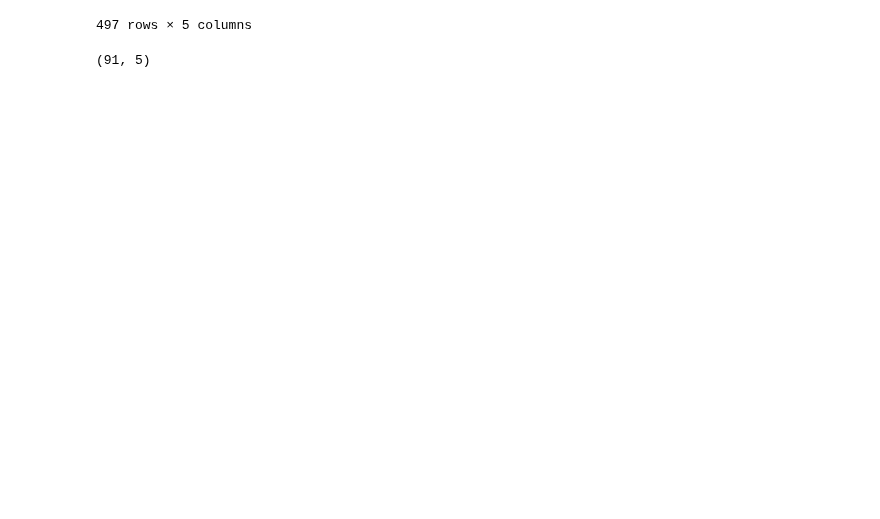
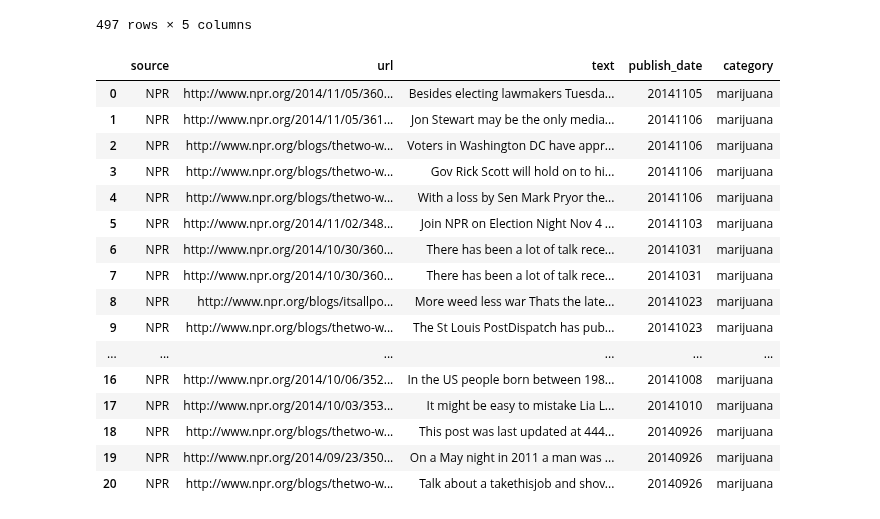
Before and after one commit to tdpetrou/News-Event-Classification, a Jupyter notebook: Exploratory notebook.ipynb, the cells around one changed output. Drawn from its saved outputs; the diff is of its cells as text; code cells hidden in the pictures; blank space fills up the shorter version.

Commit message:
combined data

```diff
--- a/Exploratory notebook.ipynb
+++ b/Exploratory notebook.ipynb
@@ -1317,6 +1303,22 @@ pd.read_csv('data/npr_drug_data.csv')
 | 496 | NPR | http://www.npr.org/templates/stor... | Take an Oscarwinning screen veter... | Thu, 03 Jul 2008 18:44:00 -0400 | drugs |
 497 rows × 5 columns
 # %%
-pd.read_csv('data/npr_guns_data.csv').shape
+pd.read_csv('data/npr_marijuana_data.csv')
 # %% [output]
-(91, 5)
+|  | source | url | text | publish_date | category |
+| 0 | NPR | http://www.npr.org/2014/11/05/360... | Besides electing lawmakers Tuesda... | 20141105 | marijuana |
+| 1 | NPR | http://www.npr.org/2014/11/05/361... | Jon Stewart may be the only media... | 20141106 | marijuana |
+| 2 | NPR | http://www.npr.org/blogs/thetwo-w... | Voters in Washington DC have appr... | 20141106 | marijuana |
+| 3 | NPR | http://www.npr.org/blogs/thetwo-w... | Gov Rick Scott will hold on to hi... | 20141106 | marijuana |
+| 4 | NPR | http://www.npr.org/blogs/thetwo-w... | With a loss by Sen Mark Pryor the... | 20141106 | marijuana |
+| 5 | NPR | http://www.npr.org/2014/11/02/348... | Join NPR on Election Night Nov 4 ... | 20141103 | marijuana |
+| 6 | NPR | http://www.npr.org/2014/10/30/360... | There has been a lot of talk rece... | 20141031 | marijuana |
+| 7 | NPR | http://www.npr.org/2014/10/30/360... | There has been a lot of talk rece... | 20141031 | marijuana |
+| 8 | NPR | http://www.npr.org/blogs/itsallpo... | More weed less war Thats the late... | 20141023 | marijuana |
+| 9 | NPR | http://www.npr.org/blogs/thetwo-w... | The St Louis PostDispatch has pub... | 20141023 | marijuana |
+| ... | ... | ... | ... | ... | ... |
+| 16 | NPR | http://www.npr.org/2014/10/06/352... | In the US people born between 198... | 20141008 | marijuana |
+| 17 | NPR | http://www.npr.org/2014/10/03/353... | It might be easy to mistake Lia L... | 20141010 | marijuana |
+| 18 | NPR | http://www.npr.org/blogs/thetwo-w... | This post was last updated at 444... | 20140926 | marijuana |
+| 19 | NPR | http://www.npr.org/2014/09/23/350... | On a May night in 2011 a man was ... | 20140926 | marijuana |
+| 20 | NPR | http://www.npr.org/blogs/thetwo-w... | Talk about a takethisjob and shov... | 20140926 | marijuana |
```
Also changed, not shown: parts of 49 cells of this notebook, 26 other files.
